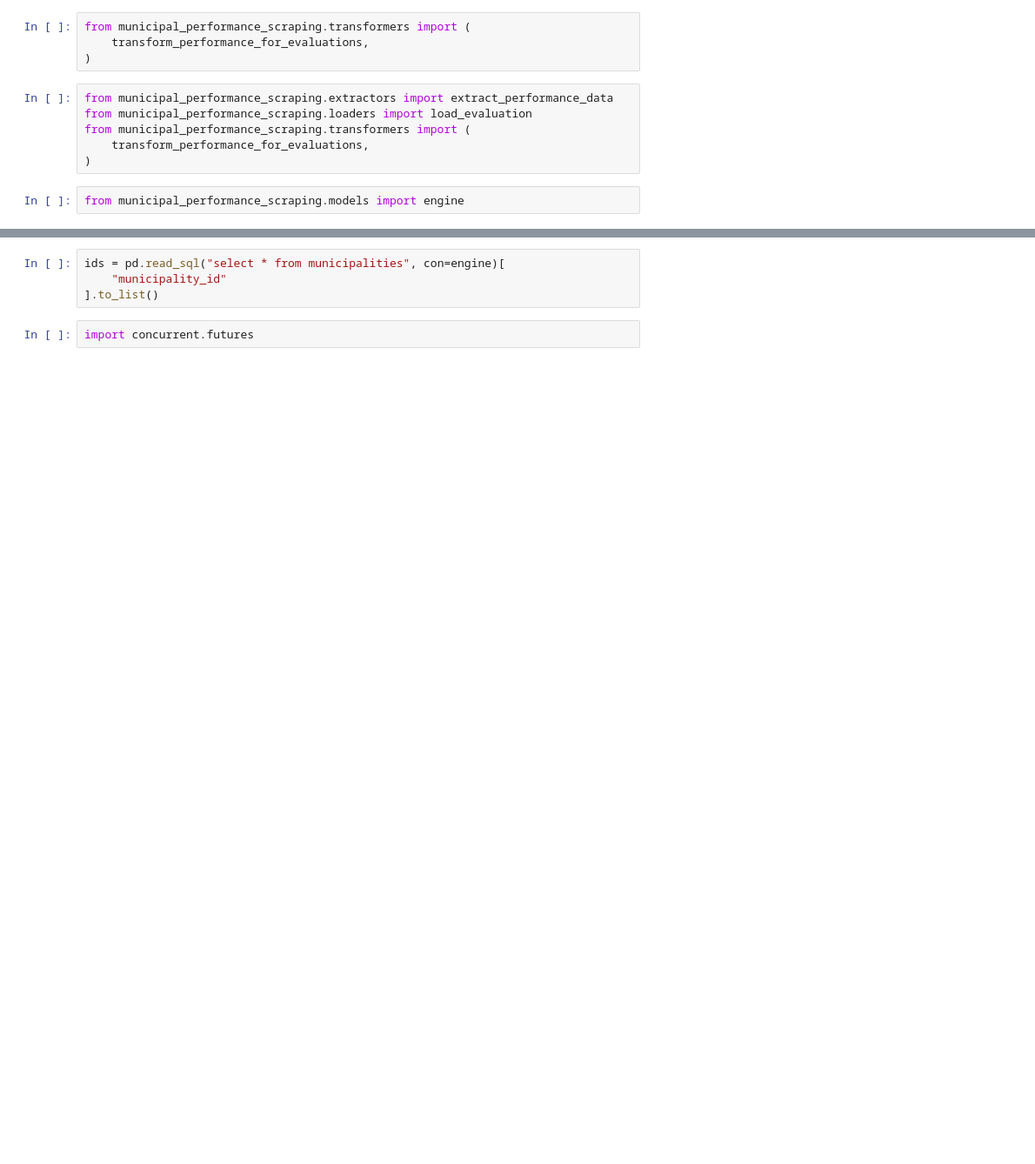
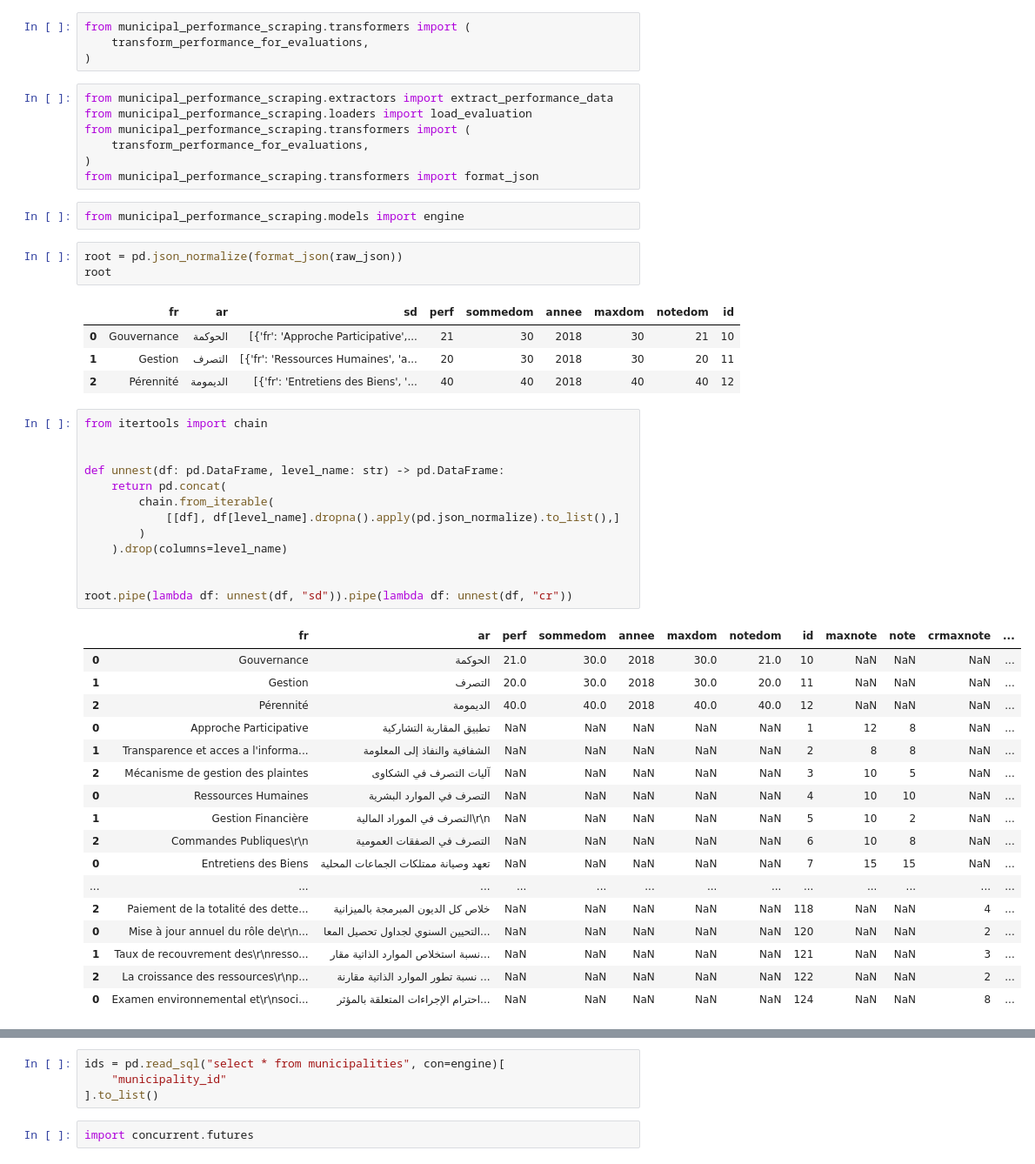
Before and after one commit to iyedg/municipal_performance_scraping, a Jupyter notebook: notebooks/01_transform_performance_data.ipynb, the cells around one changed output, grey strips where cells are left out. Shown at 87% size. Cells and saved outputs as stored; diff of their text form; blank space fills up the shorter version.

```diff
--- a/notebooks/01_transform_performance_data.ipynb
+++ b/notebooks/01_transform_performance_data.ipynb
@@ -23,5 +24,45 @@ from municipal_performance_scraping.loaders import load_evaluation
 from municipal_performance_scraping.transformers import (
     transform_performance_for_evaluations,
 )
+from municipal_performance_scraping.transformers import format_json
 # %%
 from municipal_performance_scraping.models import engine
+# %%
+root = pd.json_normalize(format_json(raw_json))
+root
+# %% [output]
+|  | fr | ar | sd | perf | sommedom | annee | maxdom | notedom | id |
+| 0 | Gouvernance | الحوكمة | [{'fr': 'Approche Participative',... | 21 | 30 | 2018 | 30 | 21 | 10 |
+| 1 | Gestion | التصرف | [{'fr': 'Ressources Humaines', 'a... | 20 | 30 | 2018 | 30 | 20 | 11 |
+| 2 | Pérennité | الديمومة | [{'fr': 'Entretiens des Biens', '... | 40 | 40 | 2018 | 40 | 40 | 12 |
+# %%
+from itertools import chain
+
+
+def unnest(df: pd.DataFrame, level_name: str) -> pd.DataFrame:
+    return pd.concat(
+        chain.from_iterable(
+            [[df], df[level_name].dropna().apply(pd.json_normalize).to_list(),]
+        )
+    ).drop(columns=level_name)
+
+
+root.pipe(lambda df: unnest(df, "sd")).pipe(lambda df: unnest(df, "cr"))
+# %% [output]
+|  | fr | ar | perf | sommedom | annee | maxdom | notedom | id | maxnote | note | crmaxnote | ... |
+| 0 | Gouvernance | الحوكمة | 21.0 | 30.0 | 2018 | 30.0 | 21.0 | 10 | NaN | NaN | NaN | ... |
+| 1 | Gestion | التصرف | 20.0 | 30.0 | 2018 | 30.0 | 20.0 | 11 | NaN | NaN | NaN | ... |
+| 2 | Pérennité | الديمومة | 40.0 | 40.0 | 2018 | 40.0 | 40.0 | 12 | NaN | NaN | NaN | ... |
+| 0 | Approche Participative | تطبيق المقاربة التشاركية | NaN | NaN | NaN | NaN | NaN | 1 | 12 | 8 | NaN | ... |
+| 1 | Transparence et acces a l'informa... | الشفافية والنفاذ إلى المعلومة | NaN | NaN | NaN | NaN | NaN | 2 | 8 | 8 | NaN | ... |
+| 2 | Mécanisme de gestion des plaintes | آليات التصرف في الشكاوى | NaN | NaN | NaN | NaN | NaN | 3 | 10 | 5 | NaN | ... |
+| 0 | Ressources Humaines | التصرف في الموارد البشرية | NaN | NaN | NaN | NaN | NaN | 4 | 10 | 10 | NaN | ... |
+| 1 | Gestion Financière | التصرف في الموراد المالية\r\n | NaN | NaN | NaN | NaN | NaN | 5 | 10 | 2 | NaN | ... |
+| 2 | Commandes Publiques\r\n | التصرف في الصفقات العمومية | NaN | NaN | NaN | NaN | NaN | 6 | 10 | 8 | NaN | ... |
+| 0 | Entretiens des Biens | تعهد وصيانة ممتلكات الجماعات المحلية | NaN | NaN | NaN | NaN | NaN | 7 | 15 | 15 | NaN | ... |
+| ... | ... | ... | ... | ... | ... | ... | ... | ... | ... | ... | ... | ... |
+| 2 | Paiement de la totalité des dette... | خلاص كل الديون المبرمجة بالميزانية | NaN | NaN | NaN | NaN | NaN | 118 | NaN | NaN | 4 | ... |
+| 0 | Mise à jour annuel du rôle de\r\n... | التحيين السنوي لجداول تحصيل المعا... | NaN | NaN | NaN | NaN | NaN | 120 | NaN | NaN | 2 | ... |
+| 1 | Taux de recouvrement des\r\nresso... | نسبة استخلاص الموارد الذاتية مقار... | NaN | NaN | NaN | NaN | NaN | 121 | NaN | NaN | 3 | ... |
+| 2 | La croissance des ressources\r\np... | نسبة تطور الموارد الذاتية مقارنة ... | NaN | NaN | NaN | NaN | NaN | 122 | NaN | NaN | 2 | ... |
+| 0 | Examen environnemental et\r\nsoci... | احترام الإجراءات المتعلقة بالمؤثر... | NaN | NaN | NaN | NaN | NaN | 124 | NaN | NaN | 8 | ... |
```
Also changed, not shown: parts of 5 cells of this notebook, 1 other file.
